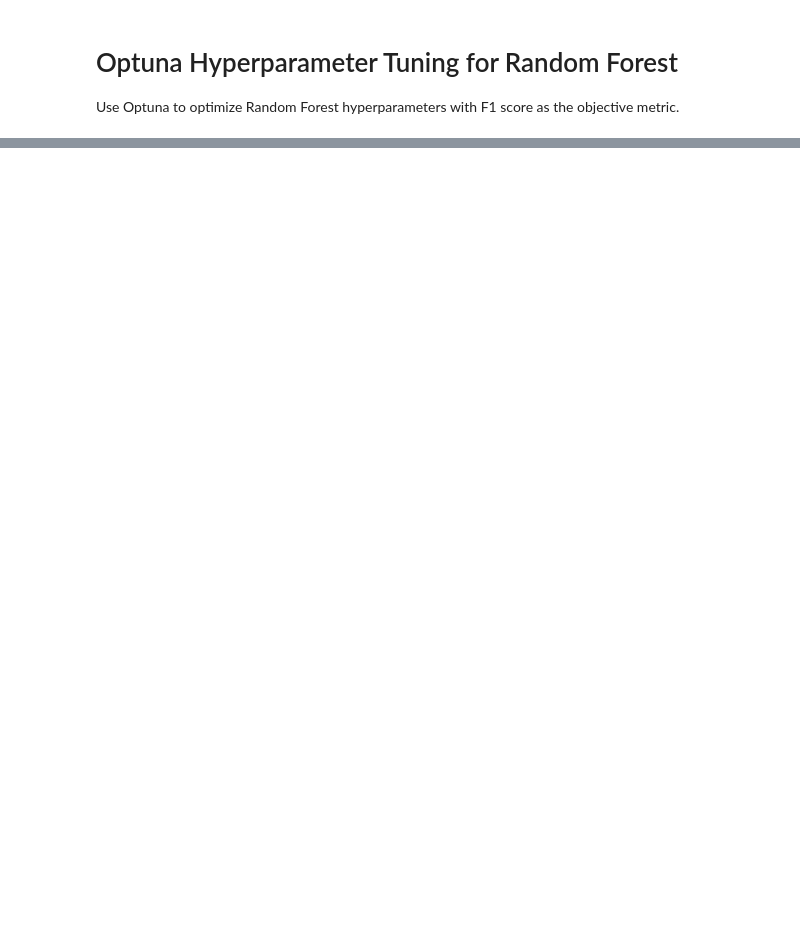
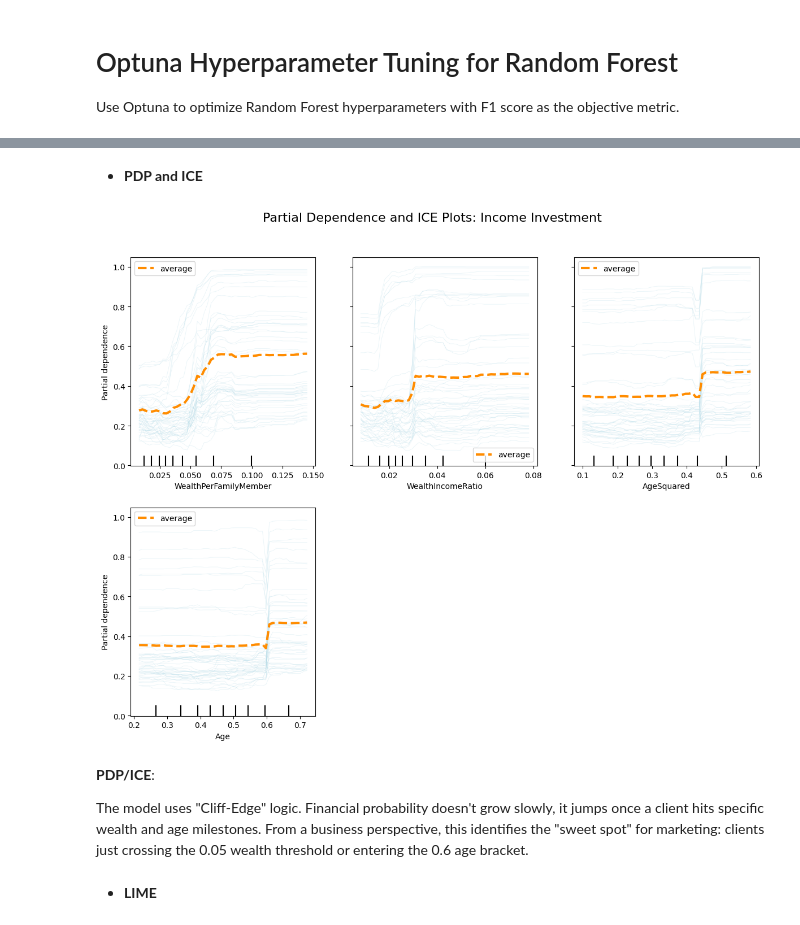
Before and after one commit to JoeChen322/Fintech, a Jupyter notebook: classification-ml-models.ipynb, the cells around one changed output, grey strips where cells are left out. Drawn from its saved outputs; the diff is of its cells as text; code cells hidden in the pictures; blank space fills up the shorter version.

```diff
--- a/classification-ml-models.ipynb
+++ b/classification-ml-models.ipynb
@@ -1501,0 +1708,42 @@
+# %% [markdown]
+- **PDP and ICE**
+# %%
+from sklearn.inspection import PartialDependenceDisplay
+import matplotlib.pyplot as plt
+
+# 1. Selection
+target_to_explain = "Income Investment"
+model = best_rf_models[(target_to_explain, "Engineered")]
+y_target = y_income if target_to_explain == "Income Investment" else y_accum
+
+# 2. Get the test set
+_, X_test, _, _ = split_data(X_engineered, y_target)
+
+# 3. Identify top features to plot
+features_to_plot = ["WealthPerFamilyMember", "WealthIncomeRatio", "AgeSquared", "Age"]
+
+fig, ax = plt.subplots(figsize=(12, 10))
+
+PartialDependenceDisplay.from_estimator(
+    model,
+    X_test,
+    features=features_to_plot,
+    kind="both",
+    subsample=50,
+    grid_resolution=50,
+    ax=ax,
+    ice_lines_kw={"color": "lightblue", "alpha": 0.3, "linewidth": 0.5},
+    pd_line_kw={"color": "darkorange", "linewidth": 3},
+)
+
+plt.suptitle(f"Partial Dependence and ICE Plots: {target_to_explain}", fontsize=16)
+plt.tight_layout(rect=[0, 0.03, 1, 0.95])
+plt.show()
+# %% [output]
+[figure, added]
+# %% [markdown]
+**PDP/ICE**:
+
+The model uses "Cliff-Edge" logic. Financial probability doesn't grow slowly, it jumps once a client hits specific wealth and age milestones. From a business perspective, this identifies the "sweet spot" for marketing: clients just crossing the 0.05 wealth threshold or entering the 0.6 age bracket.
+# %% [markdown]
+- **LIME**
```
Also changed, not shown: parts of 19 cells of this notebook, 2 other files.
